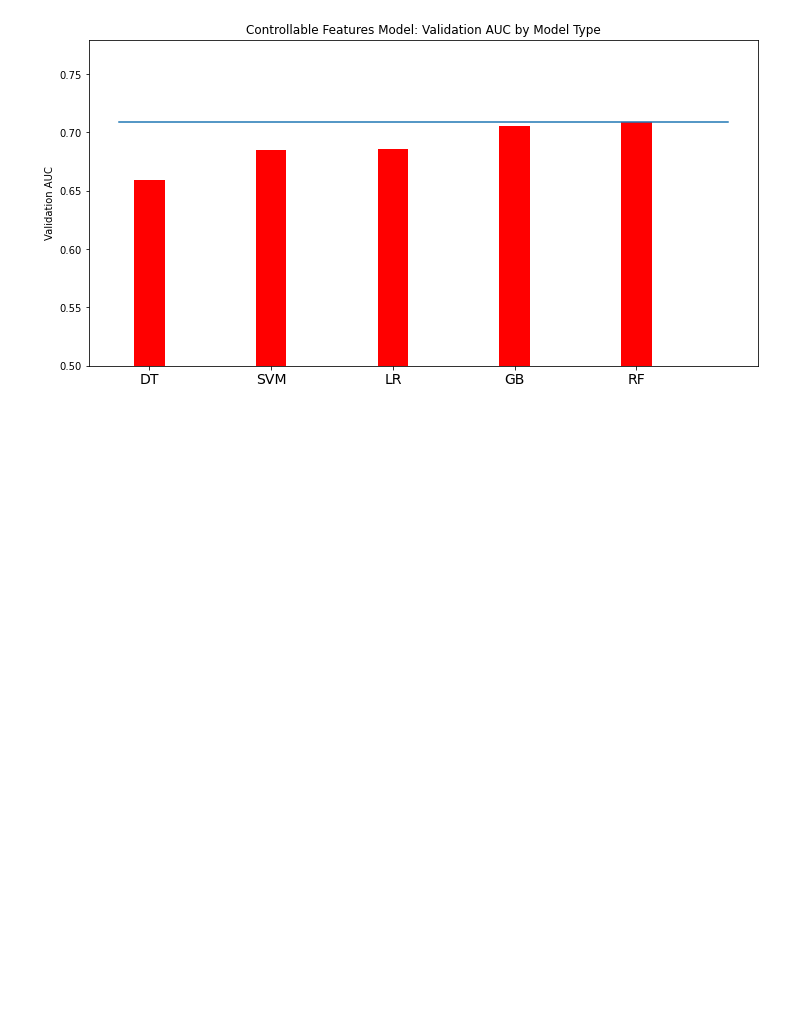
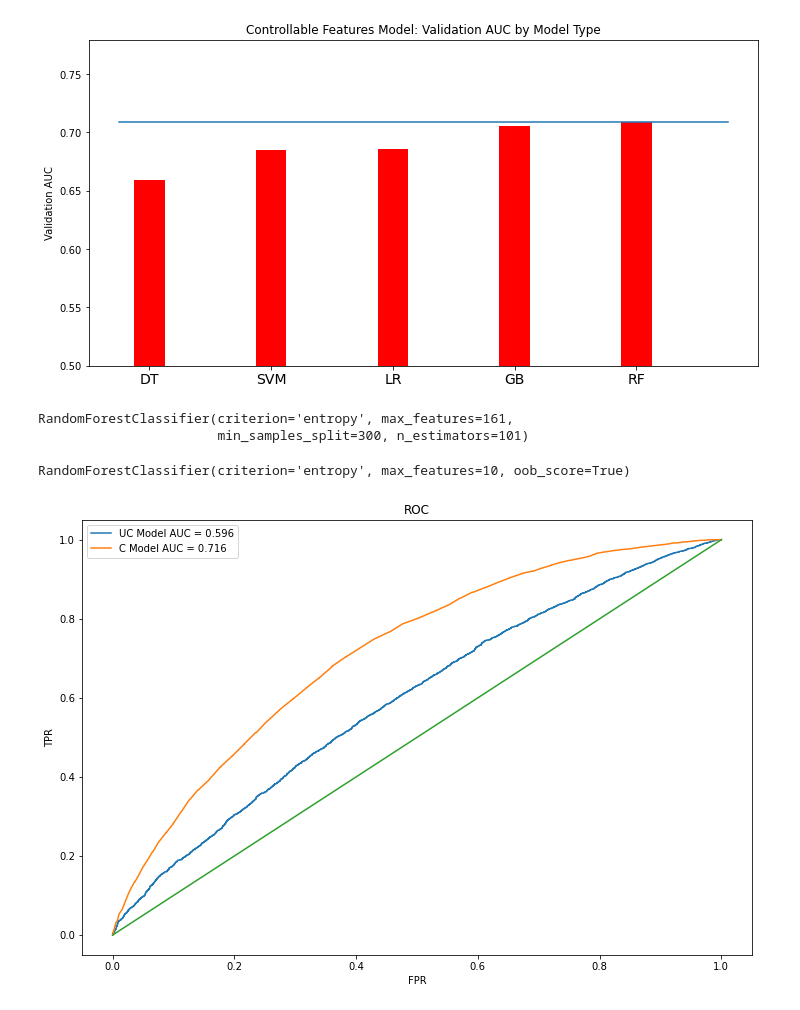
Before and after one commit to audreychu/Airbnb_Optimization, a Jupyter notebook: Final Bakeoff.ipynb, the cells around one changed output. Cells and saved outputs as stored; diff of their text form; code cells hidden in the pictures; blank space fills up the shorter version.

Commit message:
created final AUC charts and 9-box

```diff
--- a/Final Bakeoff.ipynb
+++ b/Final Bakeoff.ipynb
@@ -231,3 +231,48 @@ plt.title('Controllable Features Model: Validation AUC by Model Type')
 plt.show()
 # %% [output]
 [figure]
+# %%
+#Winners
+
+best_model_uc = rf_uc_best = RandomForestClassifier(criterion='entropy',n_estimators=101
+                                    ,min_samples_split=300, min_samples_leaf=1
+                                    ,max_features=161)
+
+best_model_c = RandomForestClassifier(criterion='entropy',max_features=10,oob_score=True)
+# %%
+best_model_uc.fit(X_trainval_uc, Y_trainval)
+# %% [output]
+RandomForestClassifier(criterion='entropy', max_features=161,
+                       min_samples_split=300, n_estimators=101)
+# %%
+best_model_c.fit(X_trainval_c, Y_trainval)
+# %% [output]
+RandomForestClassifier(criterion='entropy', max_features=10, oob_score=True)
+# %%
+predictions_uc = best_model_uc.predict_proba(X_test_uc)[:,1]
+predictions_c = best_model_c.predict_proba(X_test_c)[:,1]
+
+predictions = {'UC Model': predictions_uc, 'C Model': predictions_c}
+# %%
+#Plot ROC curves of the two models
+
+plt.figure(figsize=(12,8))
+
+for prediction in predictions:
+    fpr, tpr, thresholds = metrics.roc_curve(Y_test, predictions[prediction])
+    auc = metrics.auc(fpr,tpr)
+    label = prediction + " AUC = %.3f"%auc
+    plt.plot(fpr,tpr,label = label)
+
+
+#Plot 45 degree line
+plt.plot([0,1],[0,1])
+
+plt.title('ROC')
+plt.xlabel('FPR')
+plt.ylabel('TPR')
+plt.legend()
+
+plt.show()
+# %% [output]
+[figure, added]
```
Also changed, not shown: parts of 12 cells of this notebook, 1 other file.
